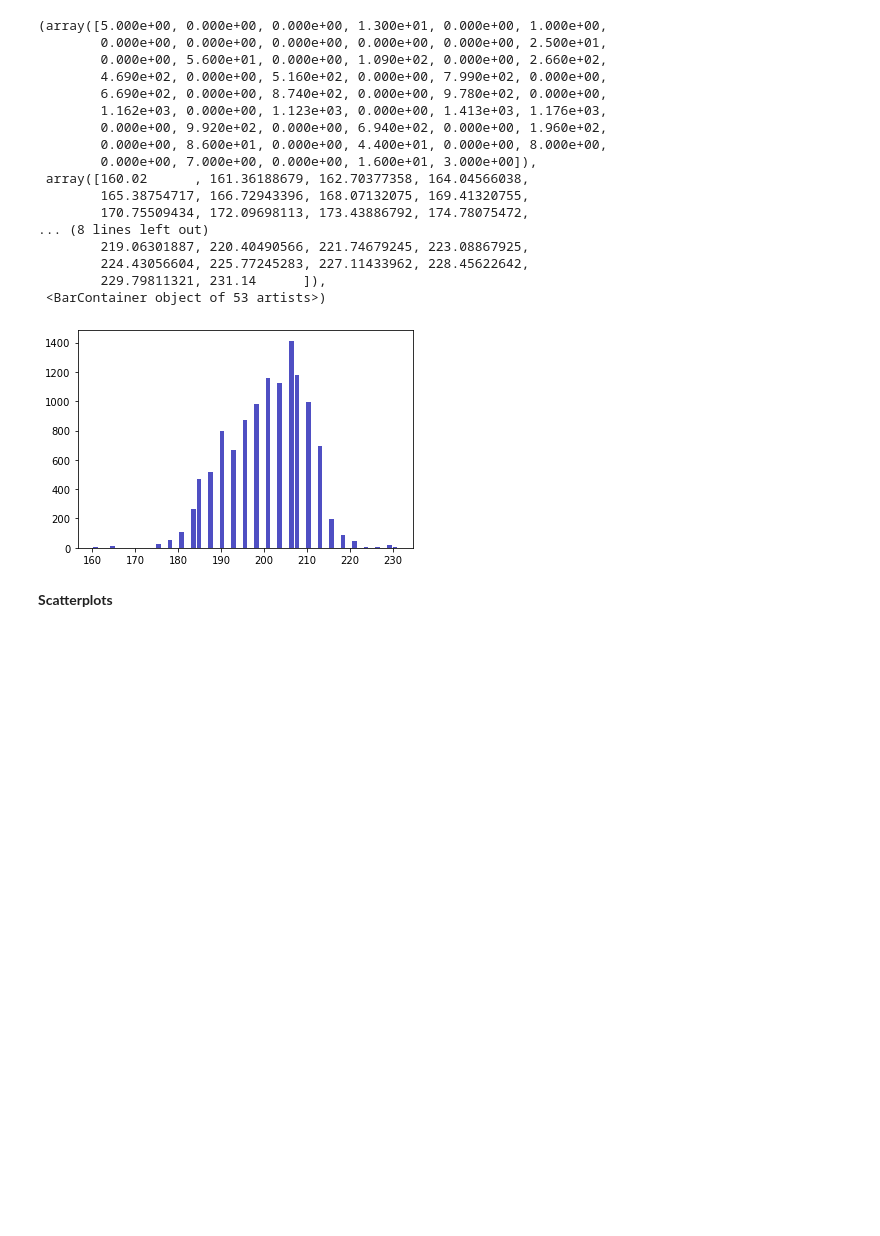
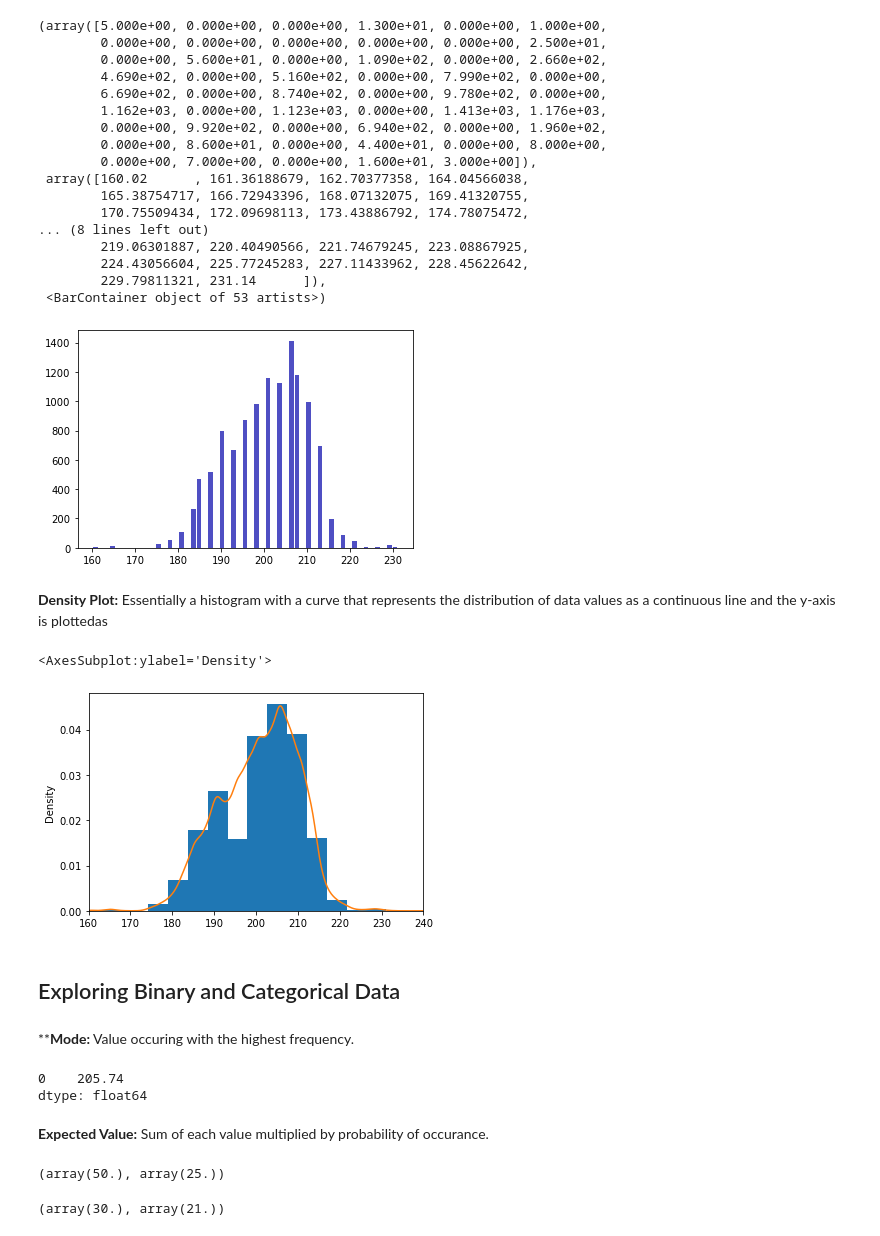
Before and after one commit to willosullivan/Practical-Statistics-for-Data-Science, a Jupyter notebook: chapter-1-exploratory-data-analysis.ipynb, the cells around one changed output. Drawn from its saved outputs; the diff is of its cells as text; code cells hidden in the pictures; blank space fills up the shorter version.

```diff
--- a/chapter-1-exploratory-data-analysis.ipynb
+++ b/chapter-1-exploratory-data-analysis.ipynb
@@ -371,5 +392,38 @@ plt.hist(x=df['player_height'],
         229.79811321, 231.14      ]),
  <BarContainer object of 53 artists>)
 [figure]
-# %% [markdown]
-**Scatterplots**
+# %% [markdown]
+**Density Plot:** Essentially a histogram with a curve that represents the distribution of data values as a continuous line and the y-axis is plottedas
+# %%
+ax = df['player_height'].plot.hist(
+		density=True,
+  		xlim=[160, 240],
+    	bins=15)
+
+df['player_height'].plot.density(ax=ax)
+# %% [output]
+<AxesSubplot:ylabel='Density'>
+[figure, added]
+# %% [markdown]
+## Exploring Binary and Categorical Data
+# %% [markdown]
+****Mode:** Value occuring with the highest frequency.
+# %%
+df['player_height'].mode()
+# %% [output]
+0    205.74
+dtype: float64
+# %% [markdown]
+**Expected Value:** Sum of each value multiplied by probability of occurance.
+# %%
+# The expected value and variance of 100 fair coin flips
+from scipy.stats import binom
+binom.stats(n=100, p=0.5)
+# %% [output]
+(array(50.), array(25.))
+# %%
+# The expected value and variance of 100 biased coin flips with 30% probability of getting heads
+# Probability of getting heads = 1 x 0.3, and variance = 0.3 x 0.7 ('p' of failure)
+binom.stats(n=100, p=0.3)
+# %% [output]
+(array(30.), array(21.))
```
Also changed, not shown: parts of 7 cells of this notebook.
